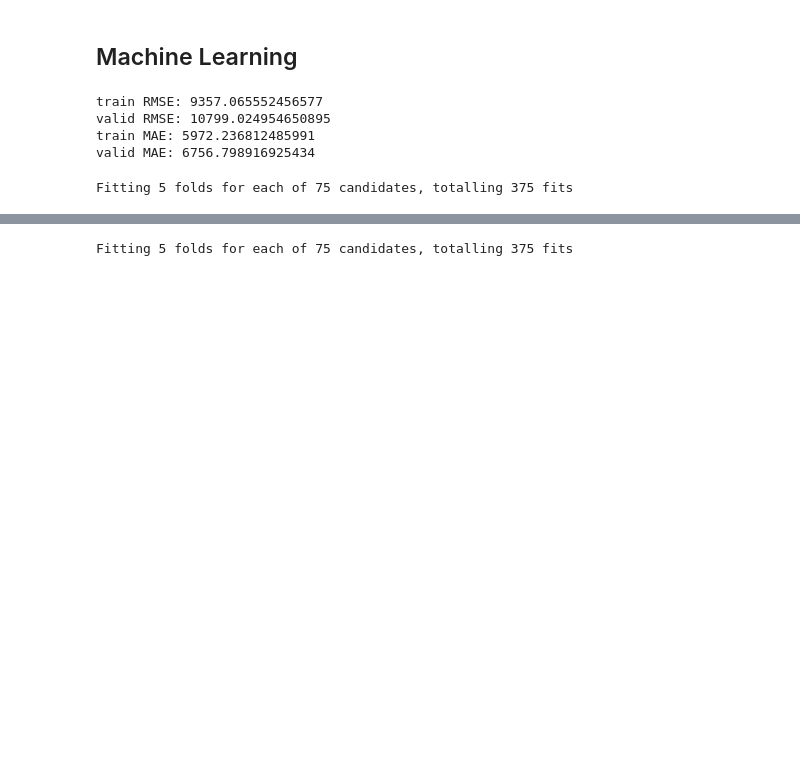
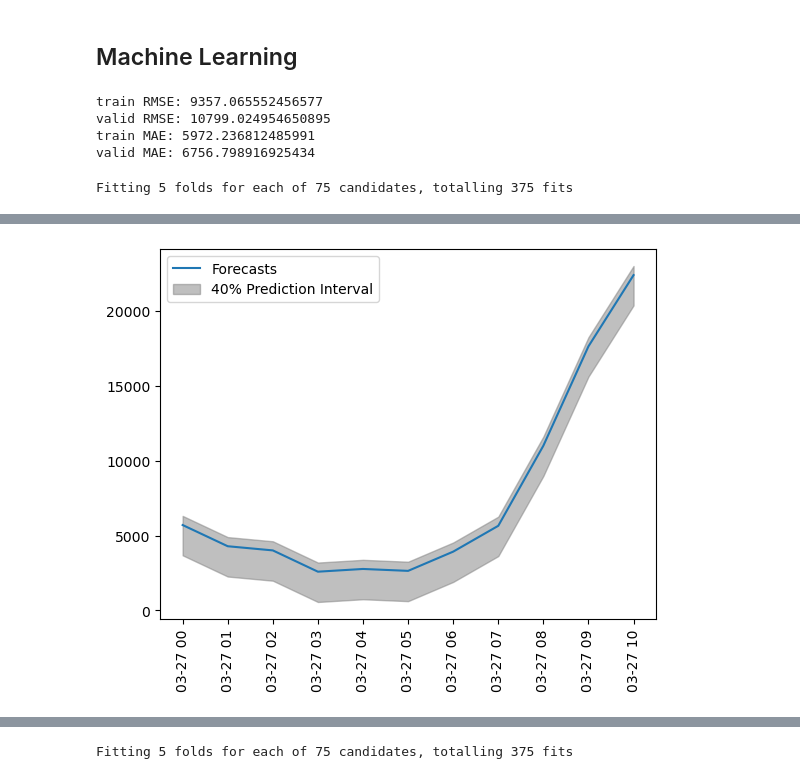
Before and after one commit to jeffc05/sinatra_sales_forecasting, a Jupyter notebook: sales_forecasting.ipynb, the cells around one changed output, grey strips where cells are left out. Cells and saved outputs as stored; diff of their text form; code cells hidden in the pictures; blank space fills up the shorter version.

```diff
--- a/sales_forecasting.ipynb
+++ b/sales_forecasting.ipynb
@@ -26 +28,33 @@ from keras.layers import Input, Dense, LSTM, Dropout
 tf.random.set_seed(42)
+# %%
+def calculate_prediction_intervals(y_test, forecast, confidence_level=0.95, n_bootstrap=1000):
+    """
+    Calculate prediction intervals using bootstrapping.
+
+    Parameters:
+    - y_test: pandas.Series, actual test values
+    - forecast: pandas.Series, forecasted values
+    - confidence_level: float, confidence level for prediction interval (e.g., 0.95 for 95%)
+    - n_bootstrap: int, number of bootstrap samples
+
+    Returns:
+    - lower_bound: pandas.Series, lower bound of prediction interval
+    - upper_bound: pandas.Series, upper bound of prediction interval
+    """
+    # Step 3: Calculate residuals
+    residuals = y_test - forecast
+
+    # Step 4: Bootstrapping
+    bootstrap_samples = []
+    for _ in range(n_bootstrap):
+        sample_residuals = np.random.choice(residuals, size=len(residuals), replace=True)
+        bootstrap_forecast = forecast + sample_residuals
+        bootstrap_samples.append(bootstrap_forecast)
+
+    # Step 6: Calculate prediction intervals
+    lower_percentile = (1 - confidence_level) / 2 * 100
+    upper_percentile = (1 + confidence_level) / 2 * 100
+    lower_bound = pd.Series(np.percentile(bootstrap_samples, lower_percentile, axis=0), index=forecast.index)
+    upper_bound = pd.Series(np.percentile(bootstrap_samples, upper_percentile, axis=0), index=forecast.index)
+
+    return lower_bound, upper_bound
@@ -504,3 +590,11 @@ gb_forecast_upper = gb_forecast + 0.25*train_mad
+# %%
+plt.plot(gb_forecast, label='Forecasts')
+plt.fill_between(gb_forecast.index, gb_forecast_lower, gb_forecast_upper, color='gray', alpha=0.5, label='40% Prediction Interval')
+plt.xticks(rotation=90)
+plt.legend()
+plt.show()
+# %% [output]
+[figure, added]
 # %%
 train_mae = mean_absolute_error(y_train, gb_estimations)
 train_rmse = root_mean_squared_error(y_train, gb_estimations)
```
Also changed, not shown: parts of 58 cells of this notebook, 7 other files.
